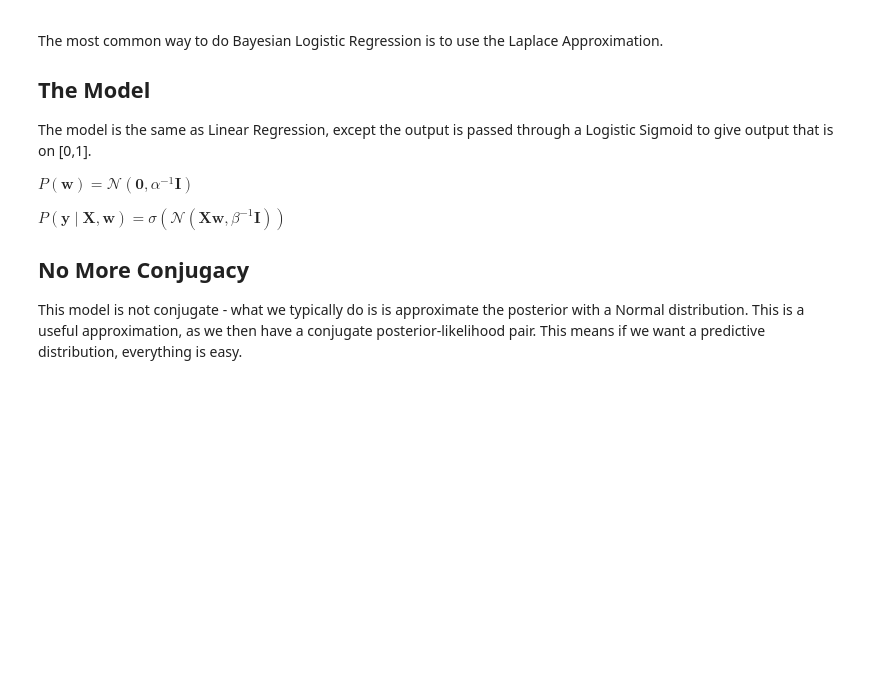
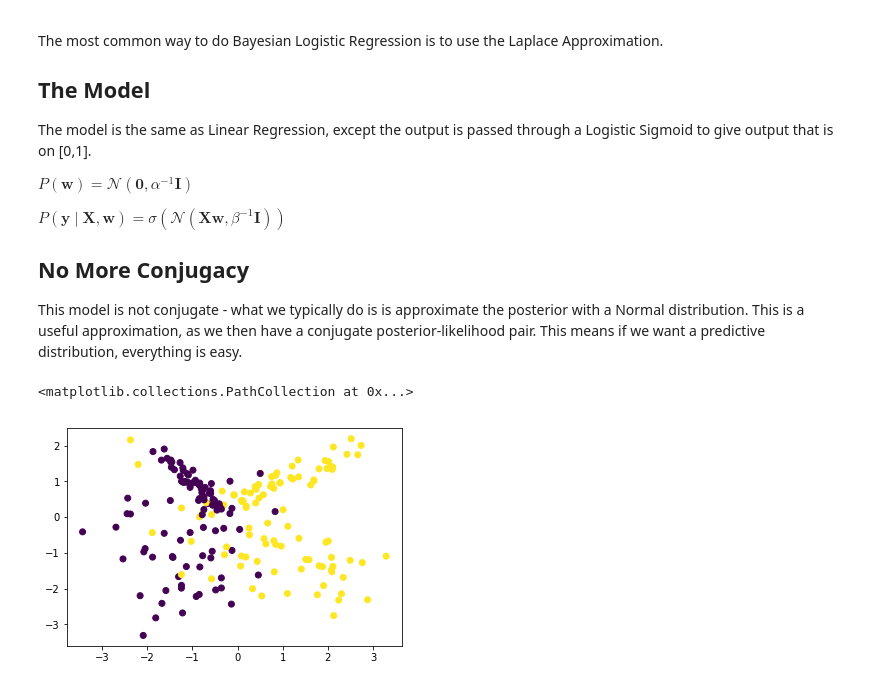
Before and after one commit to chrisorm/pydata-2018, a Jupyter notebook: notebooks/Notebook 3 - Bayesian Logistic Regression, Laplace Approximation.ipynb, the cells around one changed output. Drawn from its saved outputs; the diff is of its cells as text; code cells hidden in the pictures; blank space fills up the shorter version.

```diff
--- a/notebooks/Notebook 3 - Bayesian Logistic Regression, Laplace Approximation.ipynb
+++ b/notebooks/Notebook 3 - Bayesian Logistic Regression, Laplace Approximation.ipynb
@@ -38,0 +41,6 @@ l = LogisticRegression(10,1)
+# %%
+x, y = make_classification(n_samples=200, flip_y=0, n_features=2, n_informative=2, n_redundant=0, class_sep=1)
+plt.scatter(x[:,0], x[:,1], c=y)
+# %% [output]
+<matplotlib.collections.PathCollection at 0x...>
+[figure, added]
```
Also changed, not shown: parts of 6 cells of this notebook.
